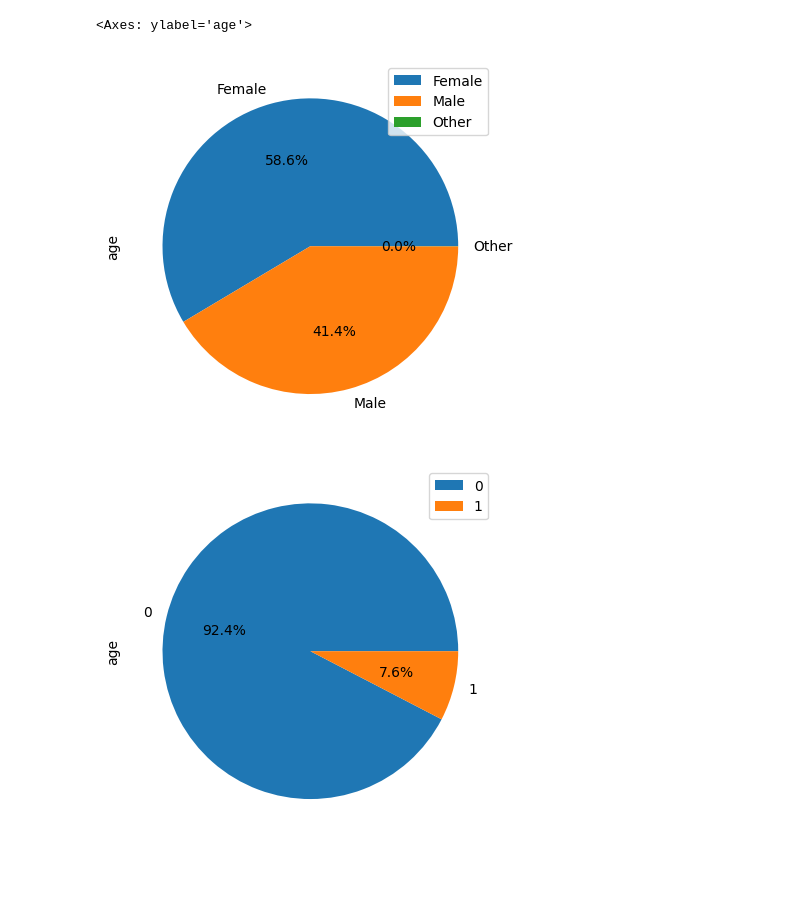
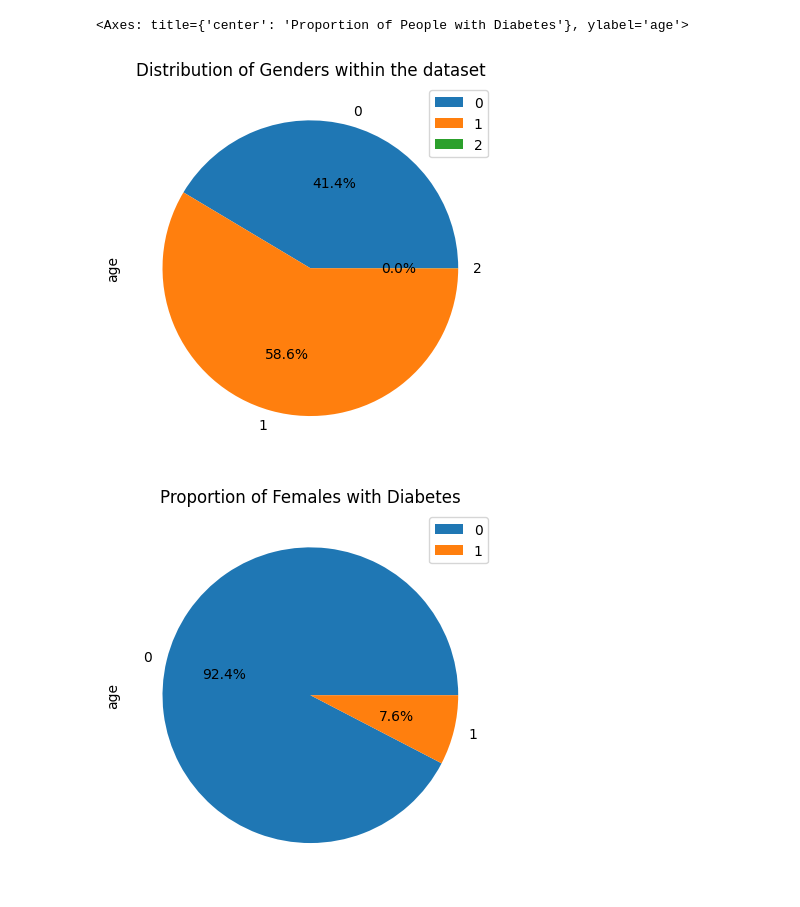
Before and after one commit to 40339093/22WSD574_ML_Coursework2, a Jupyter notebook: Coursework2.ipynb, the cells around one changed output. Drawn from its saved outputs; the diff is of its cells as text; code cells hidden in the pictures; blank space fills up the shorter version.

```diff
--- a/Coursework2.ipynb
+++ b/Coursework2.ipynb
@@ -35,16 +36,29 @@ print(raw_df.dtypes)
 # Enumeration of the smoking_history column
 def history_enumeration(value):
     if value == "No Info" or value == "ever":
-        return np.nan
+        return 0
     elif value == "never":
+        return 1
+    elif value == "former" or value == "not current":
+        return 2
+    elif value == "current":
+        return 3
+    else:
+        return 5
+def gender_enumeration(value):
+    if value == "Male":
         return 0
-    elif value == "former" or value == "not current":
+    elif value == "Female":
         return 1
-    elif value == "current":
+    elif value == "Other":
         return 2
     else:
         return 5
+
 raw_df["smoking_history"] = [history_enumeration(x[1]["smoking_history"]) for x in raw_df.iterrows()]
+raw_df["gender"] = [gender_enumeration(x[1]["gender"]) for x in raw_df.iterrows()]
+
+print(raw_df.dtypes)
 # %% [output]
 gender                  object
 age                    float64
@@ -113,18 +140,18 @@ raw_df.pivot_table(values=["age", "bmi", "HbA1c_level", "blood_glucose_level"],
 # %%
 mf_split = raw_df[["gender", "age"]].groupby("gender").count()
-mf_split.plot.pie(y="age", autopct='%1.1f%%')
+mf_split.plot.pie(y="age", autopct='%1.1f%%', title="Distribution of Genders within the dataset")
 
-f_split = raw_df[raw_df["gender"] == "Female"]
+f_split = raw_df[raw_df["gender"] == 1]
 f_diabetes_split = f_split[["age", "diabetes"]].groupby("diabetes").count()
-f_diabetes_split.plot.pie(y="age", autopct='%1.1f%%')
+f_diabetes_split.plot.pie(y="age", autopct='%1.1f%%', title="Proportion of Females with Diabetes")
 
-m_split = raw_df[raw_df["gender"] == "Male"]
+m_split = raw_df[raw_df["gender"] == 0]
 m_diabetes_split = m_split[["age", "diabetes"]].groupby("diabetes").count()
-m_diabetes_split.plot.pie(y="age", autopct='%1.1f%%')
+m_diabetes_split.plot.pie(y="age", autopct='%1.1f%%', title="Proportion of Males with Diabetes")
 
 diabetes_split = raw_df[["age", "diabetes"]].groupby("diabetes").count()
-diabetes_split.plot.pie(y="age", autopct='%1.1f%%')
+diabetes_split.plot.pie(y="age", autopct='%1.1f%%', title="Proportion of People with Diabetes")
 # %% [output]
-<Axes: ylabel='age'>
+<Axes: title={'center': 'Proportion of People with Diabetes'}, ylabel='age'>
-[figure, old version]
+[figure, new version]
-[figure, old version]
+[figure, new version]
```
Also changed, not shown: parts of 23 cells of this notebook.
